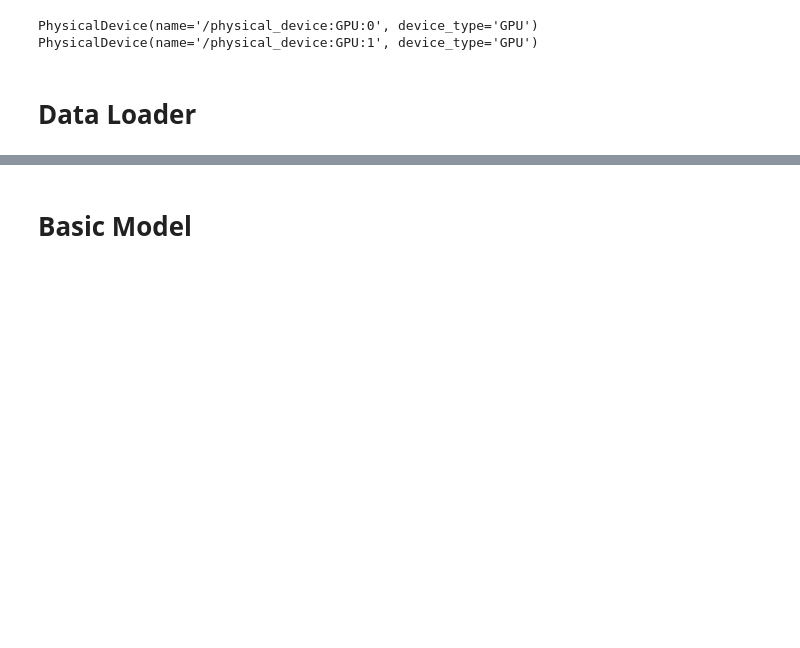
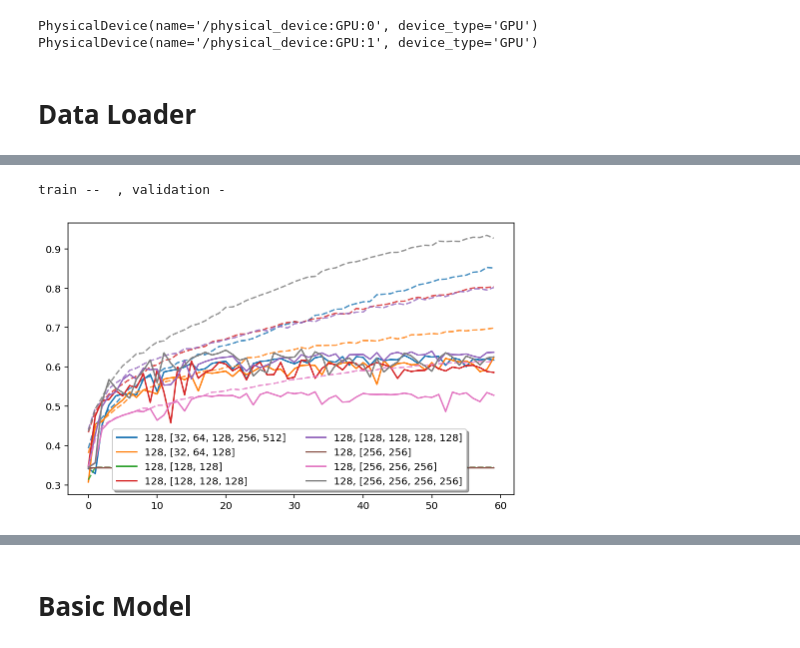
Before and after one commit to stockeh/canine-embedded-ml, a Jupyter notebook: notebooks/stock-machine-learning.ipynb, the cells around one changed output, grey strips where cells are left out. Saved outputs shown, nothing was run; the diff lists cells and outputs as text; code cells hidden in the pictures; blank space fills up the shorter version.

```diff
--- a/notebooks/stock-machine-learning.ipynb
+++ b/notebooks/stock-machine-learning.ipynb
@@ -88,0 +156,23 @@ for i in range(h*w):
+# %%
+fig, ax = plt.subplots(figsize=(8, 5))
+
+cmap = cm.get_cmap('tab10')
+colors = [cmap.colors[i] for i in range(len(cmap.colors))]
+lables = [str(p)[1:-1] for p in product]
+
+i = 0
+for h in histories:
+    ax.plot(h['accuracy'], '--', color=colors[i], alpha=0.8)
+    ax.plot(h['val_accuracy'], color=colors[i], label=lables[i])
+    i += 1
+
+lines_labels = [ax.get_legend_handles_labels() for ax in fig.axes][0]
+lines, labels = lines_labels[0], lines_labels[1]
+
+fig.legend(lines, labels, loc='upper center', bbox_to_anchor=(0,.12,1.02,0.2),
+           ncol=2, fancybox=True, shadow=True);
+
+print('train --  , validation -')
+# %% [output]
+train --  , validation -
+[figure, added]
```
Also changed, not shown: parts of 23 cells of this notebook.
